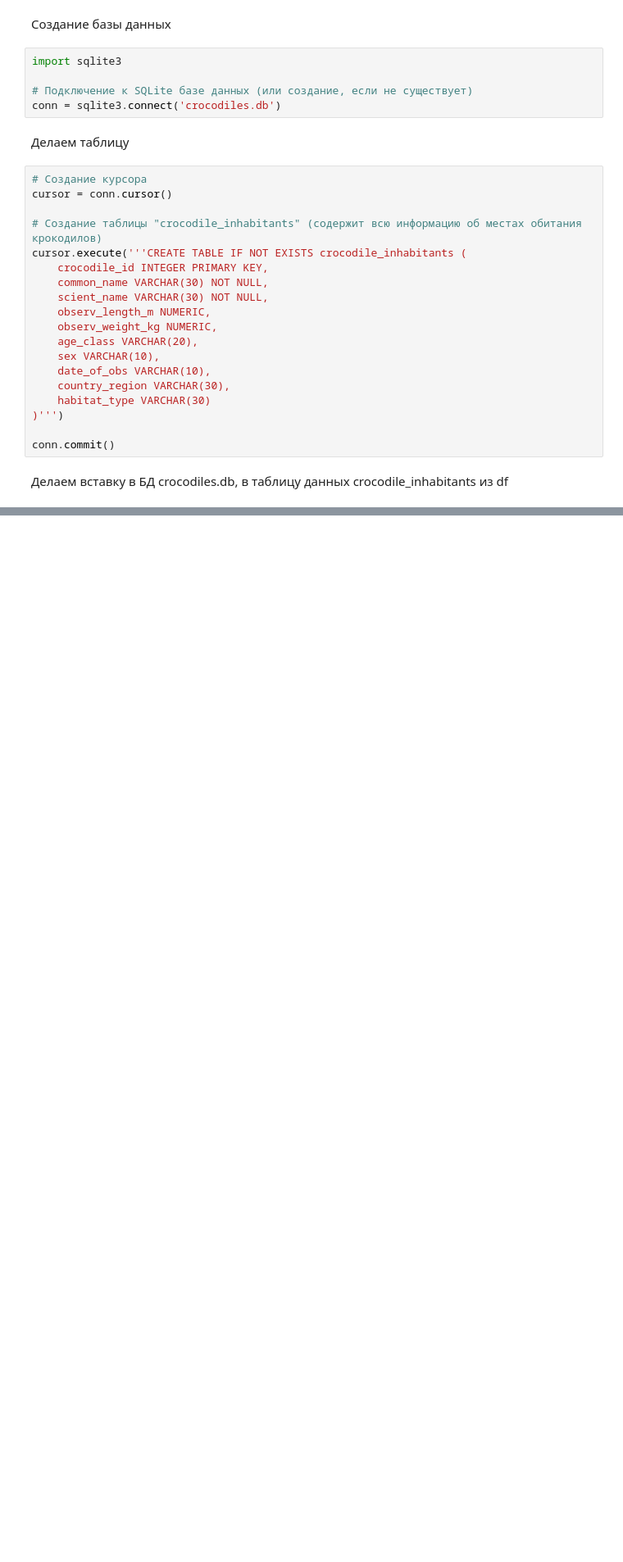
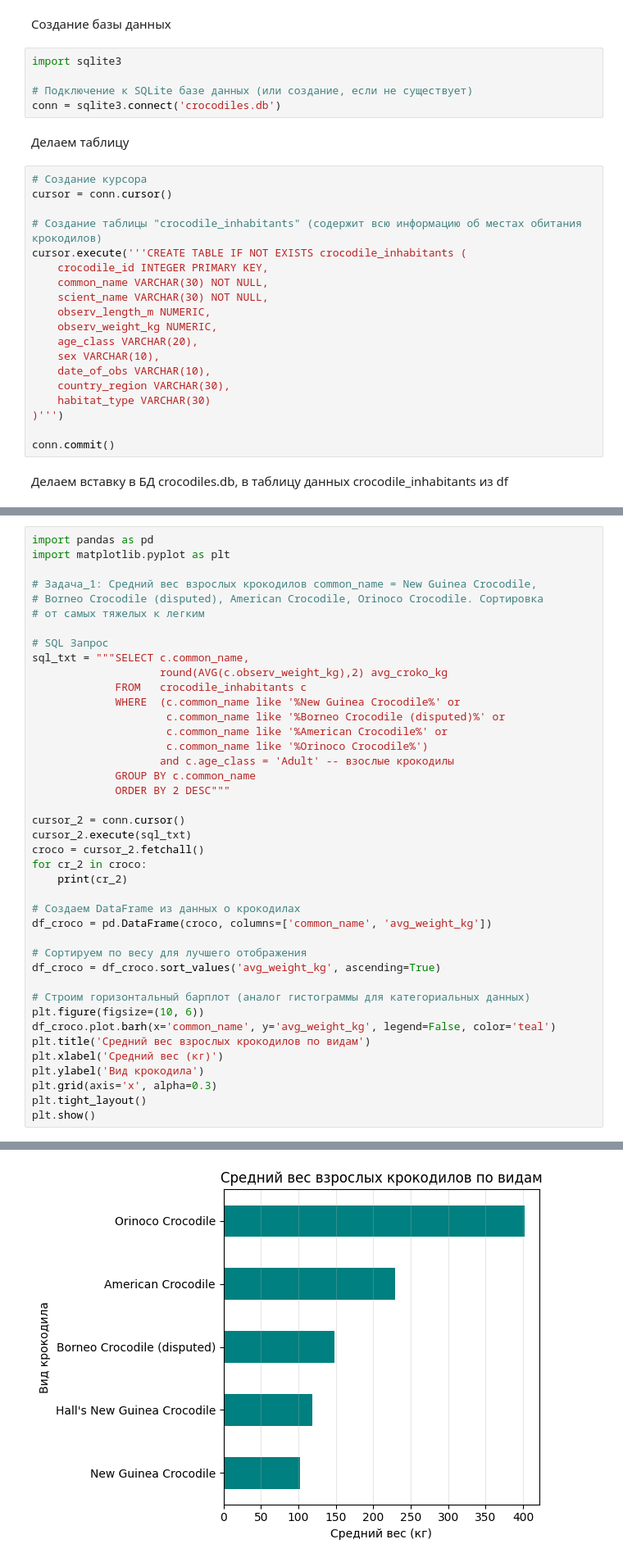
Before and after one commit to Vladzimir-40/Proj_1, a Jupyter notebook: my_file3/dz_3.ipynb, the cells around one changed output, grey strips where cells are left out. Shown at 82% size. Drawn from its saved outputs; the diff is of its cells as text; blank space fills up the shorter version.

Commit message:
Доработал запросы и визуализацию

```diff
--- a/my_file3/dz_3.ipynb
+++ b/my_file3/dz_3.ipynb
@@ -134,0 +164,42 @@ conn.commit()
+# %%
+import pandas as pd
+import matplotlib.pyplot as plt
+
+# Задача_1: Средний вес взрослых крокодилов common_name = New Guinea Crocodile,
+# Borneo Crocodile (disputed), American Crocodile, Orinoco Crocodile. Сортировка
+# от самых тяжелых к легким
+
+# SQL Запрос
+sql_txt = """SELECT c.common_name,
+                    round(AVG(c.observ_weight_kg),2) avg_croko_kg
+             FROM   crocodile_inhabitants c
+             WHERE  (c.common_name like '%New Guinea Crocodile%' or
+                     c.common_name like '%Borneo Crocodile (disputed)%' or
+                     c.common_name like '%American Crocodile%' or
+                     c.common_name like '%Orinoco Crocodile%')
+                    and c.age_class = 'Adult' -- взослые крокодилы
+             GROUP BY c.common_name
+             ORDER BY 2 DESC"""
+
+cursor_2 = conn.cursor()
+cursor_2.execute(sql_txt)
+croco = cursor_2.fetchall()
+for cr_2 in croco:
+    print(cr_2)
+
+# Создаем DataFrame из данных о крокодилах
+df_croco = pd.DataFrame(croco, columns=['common_name', 'avg_weight_kg'])
+
+# Сортируем по весу для лучшего отображения
+df_croco = df_croco.sort_values('avg_weight_kg', ascending=True)
+
+# Строим горизонтальный барплот (аналог гистограммы для категориальных данных)
+plt.figure(figsize=(10, 6))
+df_croco.plot.barh(x='common_name', y='avg_weight_kg', legend=False, color='teal')
+plt.title('Средний вес взрослых крокодилов по видам')
+plt.xlabel('Средний вес (кг)')
+plt.ylabel('Вид крокодила')
+plt.grid(axis='x', alpha=0.3)
+plt.tight_layout()
+plt.show()
+# %% [output]
@@ -134,0 +212 @@ conn.commit()
+[figure, added]
```
Also changed, not shown: parts of 5 cells of this notebook.
